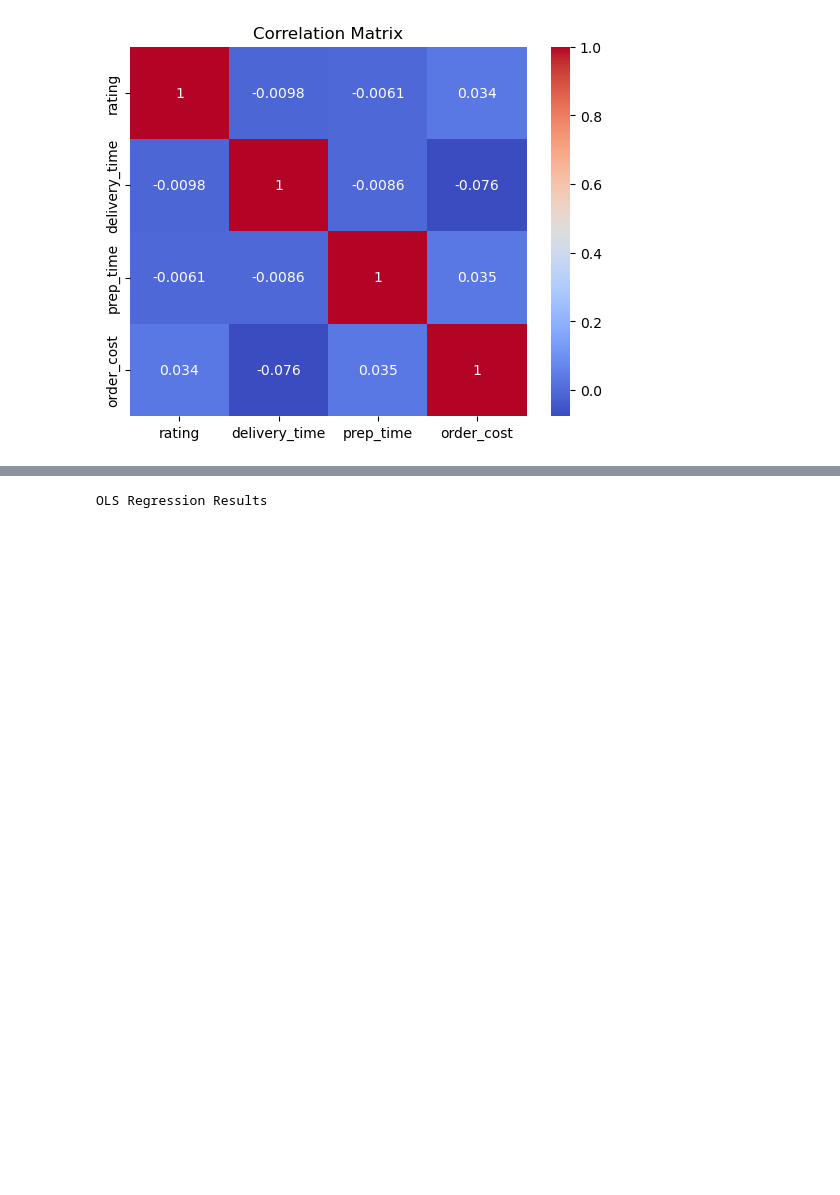
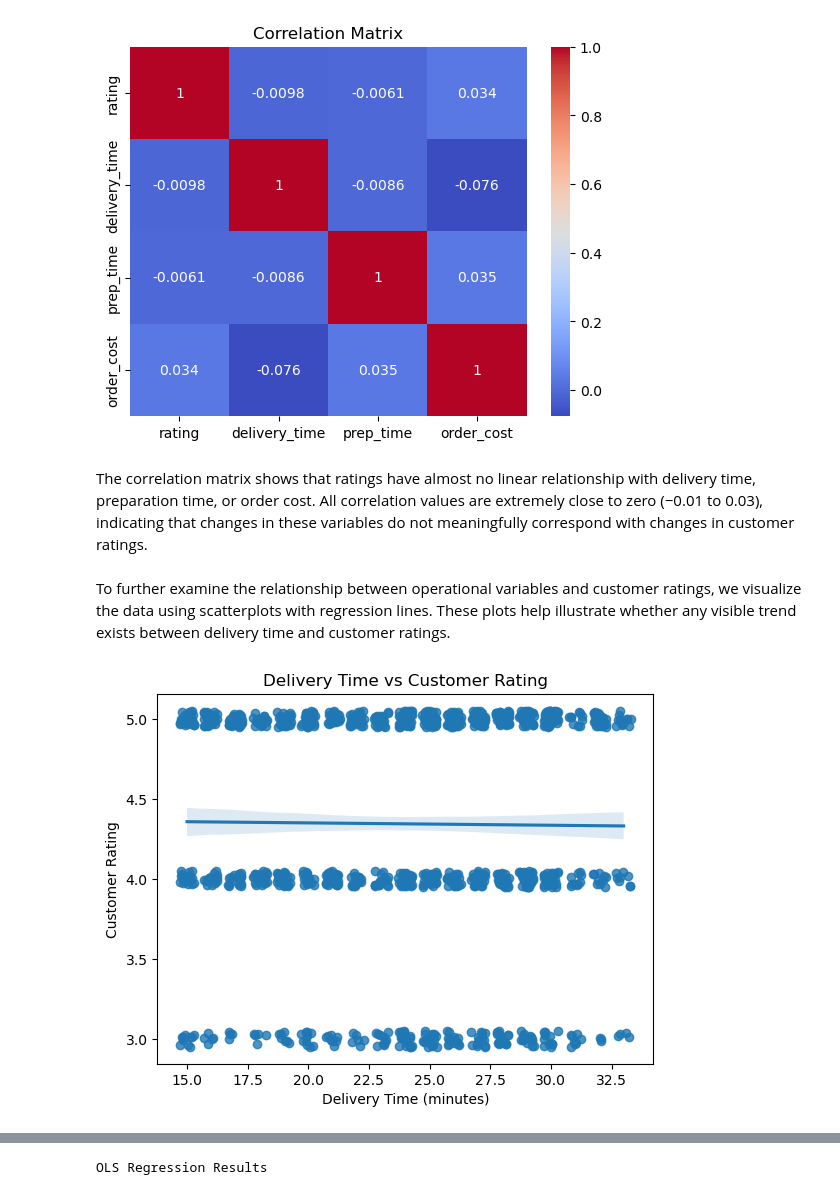
Before and after one commit to COGS108/Group111_WI26, a Jupyter notebook: 02-EDACheckpoint.ipynb, the cells around one changed output, grey strips where cells are left out. Drawn from its saved outputs; the diff is of its cells as text; code cells hidden in the pictures; blank space fills up the shorter version.

Commit message:
added scatterplot

```diff
--- a/02-EDACheckpoint.ipynb
+++ b/02-EDACheckpoint.ipynb
@@ -891,3 +891,23 @@ plt.title("Correlation Matrix")
 plt.show()
 # %% [output]
 [figure]
+# %% [markdown]
+The correlation matrix shows that ratings have almost no linear relationship with delivery time, preparation time, or order cost. All correlation values are extremely close to zero (−0.01 to 0.03), indicating that changes in these variables do not meaningfully correspond with changes in customer ratings.
+# %% [markdown]
+To further examine the relationship between operational variables and customer ratings, we visualize the data using scatterplots with regression lines. These plots help illustrate whether any visible trend exists between delivery time and customer ratings.
+# %%
+sns.regplot(
+    x='delivery_time',
+    y='rating',
+    data=foodhub,
+    x_jitter=0.3,
+    y_jitter=0.05
+)
+
+plt.title("Delivery Time vs Customer Rating")
+plt.xlabel("Delivery Time (minutes)")
+plt.ylabel("Customer Rating")
+
+plt.show()
+# %% [output]
+[figure, added]
```
Also changed, not shown: parts of 2 cells of this notebook.
